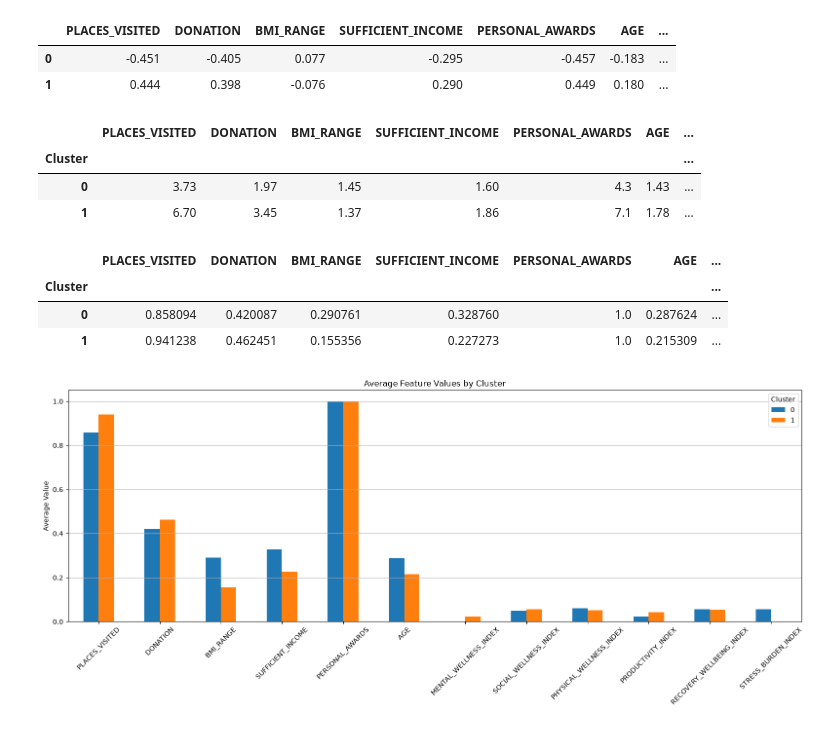
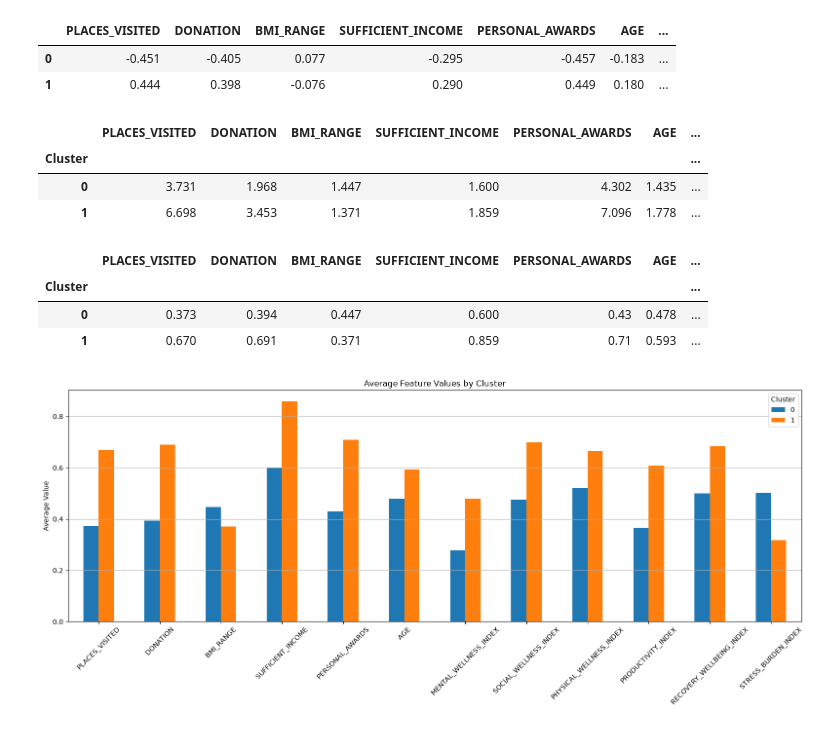
Before and after one commit to Adityaa-KC/Analyzing-the-Impact-of-Eating-Habits-and-Sedentary-Lifestyle-on-Health-Risk-Patterns, a Jupyter notebook: New Structured directory/clustering.ipynb, the cells around one changed output. Cells and saved outputs as stored; diff of their text form; code cells hidden in the pictures.

```diff
--- a/New Structured directory/clustering.ipynb
+++ b/New Structured directory/clustering.ipynb
@@ -333,56 +335,55 @@ cluster_profile = (
     .mean()
 )
 
-display(cluster_profile.round(2))
+# Cluster Profile before Normalization
+display(cluster_profile.round(3))
 # %% [output]
 |  | PLACES_VISITED | DONATION | BMI_RANGE | SUFFICIENT_INCOME | PERSONAL_AWARDS | AGE | ... |
 | Cluster |  |  |  |  |  |  | ... |
-| 0 | 3.73 | 1.97 | 1.45 | 1.60 | 4.3 | 1.43 | ... |
-| 1 | 6.70 | 3.45 | 1.37 | 1.86 | 7.1 | 1.78 | ... |
+| 0 | 3.731 | 1.968 | 1.447 | 1.600 | 4.302 | 1.435 | ... |
+| 1 | 6.698 | 3.453 | 1.371 | 1.859 | 7.096 | 1.778 | ... |
 # %%
 # ======================================================
 # Cluster Profile Comparison
 # ======================================================
 
 from sklearn.preprocessing import MinMaxScaler
 
 # Normalize Cluster Profiles ONLY for Visualization
 
 
 visual_scaler = MinMaxScaler()
 
-cluster_profile_normalized = pd.DataFrame(
-    visual_scaler.fit_transform(cluster_profile.T).T,
-    index=cluster_profile.index,
-    columns=cluster_profile.columns
+model_df_normalized = pd.DataFrame(
+    visual_scaler.fit_transform(model_df),
+    index=model_df.index,
+    columns=model_df.columns
 )
 
-display(cluster_profile_normalized)
+model_df_normalized["Cluster"] = cluster_labels
+
+cluster_profile_normalized = (
+    model_df_normalized
+    .groupby("Cluster")
+    .mean()
+)
+
+display(cluster_profile_normalized.round(3))
 
 cluster_profile_normalized.T.plot(
-
     kind="bar",
-
     figsize=(16,7)
-
 )
-
 plt.title("Average Feature Values by Cluster")
-
 plt.ylabel("Average Value")
-
 plt.xticks(rotation=45)
-
 plt.grid(axis="y")
-
 plt.legend(title="Cluster")
-
 plt.tight_layout()
-
 plt.show()
 # %% [output]
 |  | PLACES_VISITED | DONATION | BMI_RANGE | SUFFICIENT_INCOME | PERSONAL_AWARDS | AGE | ... |
 | Cluster |  |  |  |  |  |  | ... |
-| 0 | 0.858094 | 0.420087 | 0.290761 | 0.328760 | 1.0 | 0.287624 | ... |
-| 1 | 0.941238 | 0.462451 | 0.155356 | 0.227273 | 1.0 | 0.215309 | ... |
+| 0 | 0.373 | 0.394 | 0.447 | 0.600 | 0.43 | 0.478 | ... |
+| 1 | 0.670 | 0.691 | 0.371 | 0.859 | 0.71 | 0.593 | ... |
-[figure, old version]
+[figure, new version]
```
Also changed, not shown: parts of 19 cells of this notebook, 3 other files.
